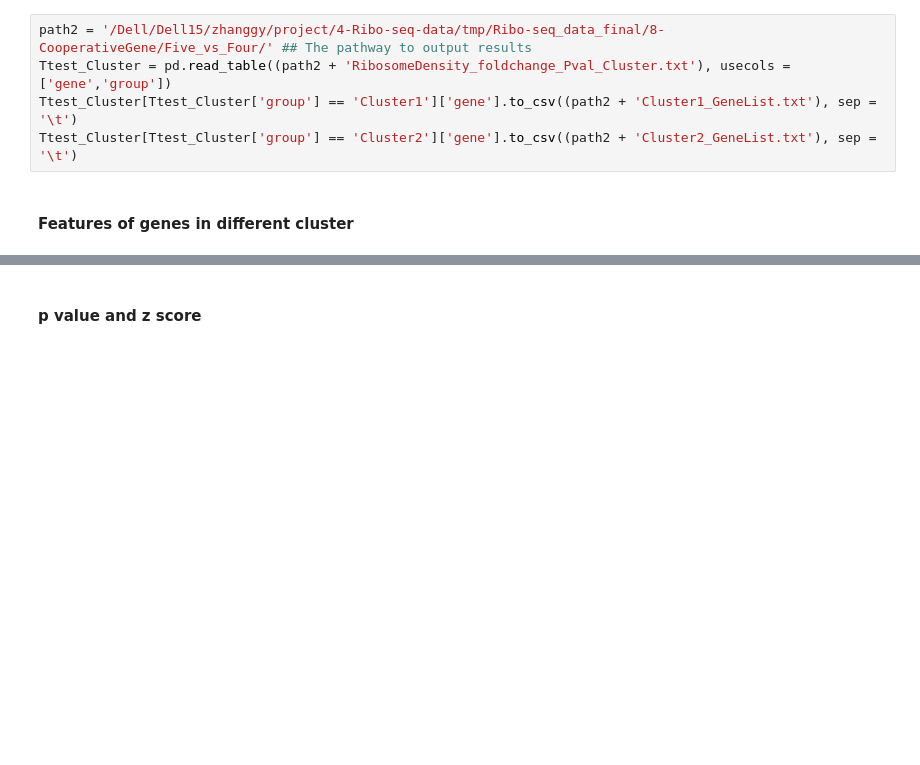
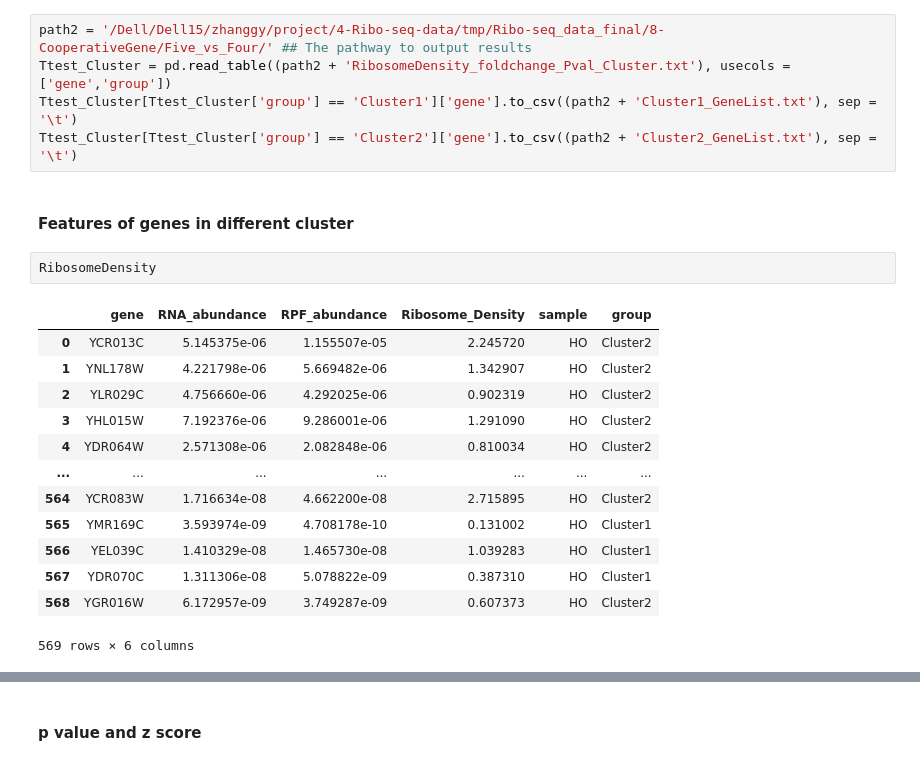
Before and after one commit to ZhangGeyu/Analyze_of_initiation_related_factors_mutants, a Jupyter notebook: Ribo-seq_and_RNA-seq_data_analyse.ipynb, the cells around one changed output, grey strips where cells are left out. Drawn from its saved outputs; the diff is of its cells as text; blank space fills up the shorter version.

```diff
--- a/Ribo-seq_and_RNA-seq_data_analyse.ipynb
+++ b/Ribo-seq_and_RNA-seq_data_analyse.ipynb
@@ -1285,6 +1285,22 @@ Ttest_Cluster[Ttest_Cluster['group'] == 'Cluster1']['gene'].to_csv((path2 + 'Clu
 Ttest_Cluster[Ttest_Cluster['group'] == 'Cluster2']['gene'].to_csv((path2 + 'Cluster2_GeneList.txt'), sep = '\t')
 # %% [markdown]
 #### Features of genes in different cluster
+# %%
+RibosomeDensity
+# %% [output]
+|  | gene | RNA_abundance | RPF_abundance | Ribosome_Density | sample | group |
+| 0 | YCR013C | 5.145375e-06 | 1.155507e-05 | 2.245720 | HO | Cluster2 |
+| 1 | YNL178W | 4.221798e-06 | 5.669482e-06 | 1.342907 | HO | Cluster2 |
+| 2 | YLR029C | 4.756660e-06 | 4.292025e-06 | 0.902319 | HO | Cluster2 |
+| 3 | YHL015W | 7.192376e-06 | 9.286001e-06 | 1.291090 | HO | Cluster2 |
+| 4 | YDR064W | 2.571308e-06 | 2.082848e-06 | 0.810034 | HO | Cluster2 |
+| ... | ... | ... | ... | ... | ... | ... |
+| 564 | YCR083W | 1.716634e-08 | 4.662200e-08 | 2.715895 | HO | Cluster2 |
+| 565 | YMR169C | 3.593974e-09 | 4.708178e-10 | 0.131002 | HO | Cluster1 |
+| 566 | YEL039C | 1.410329e-08 | 1.465730e-08 | 1.039283 | HO | Cluster1 |
+| 567 | YDR070C | 1.311306e-08 | 5.078822e-09 | 0.387310 | HO | Cluster1 |
+| 568 | YGR016W | 6.172957e-09 | 3.749287e-09 | 0.607373 | HO | Cluster2 |
+569 rows × 6 columns
 # %%
 path2 = '/Dell/Dell15/zhanggy/project/4-Ribo-seq-data/tmp/Ribo-seq_data_final/8-CooperativeGene/Five_vs_Four/'
 Ttest_Cluster = pd.read_table((path2 + 'RibosomeDensity_foldchange_Pval_Cluster.txt'), usecols = ['gene','Ribosome_Density_foldchange','pval','group'])
```
Also changed, not shown: parts of 4 cells of this notebook, 11 other files.
